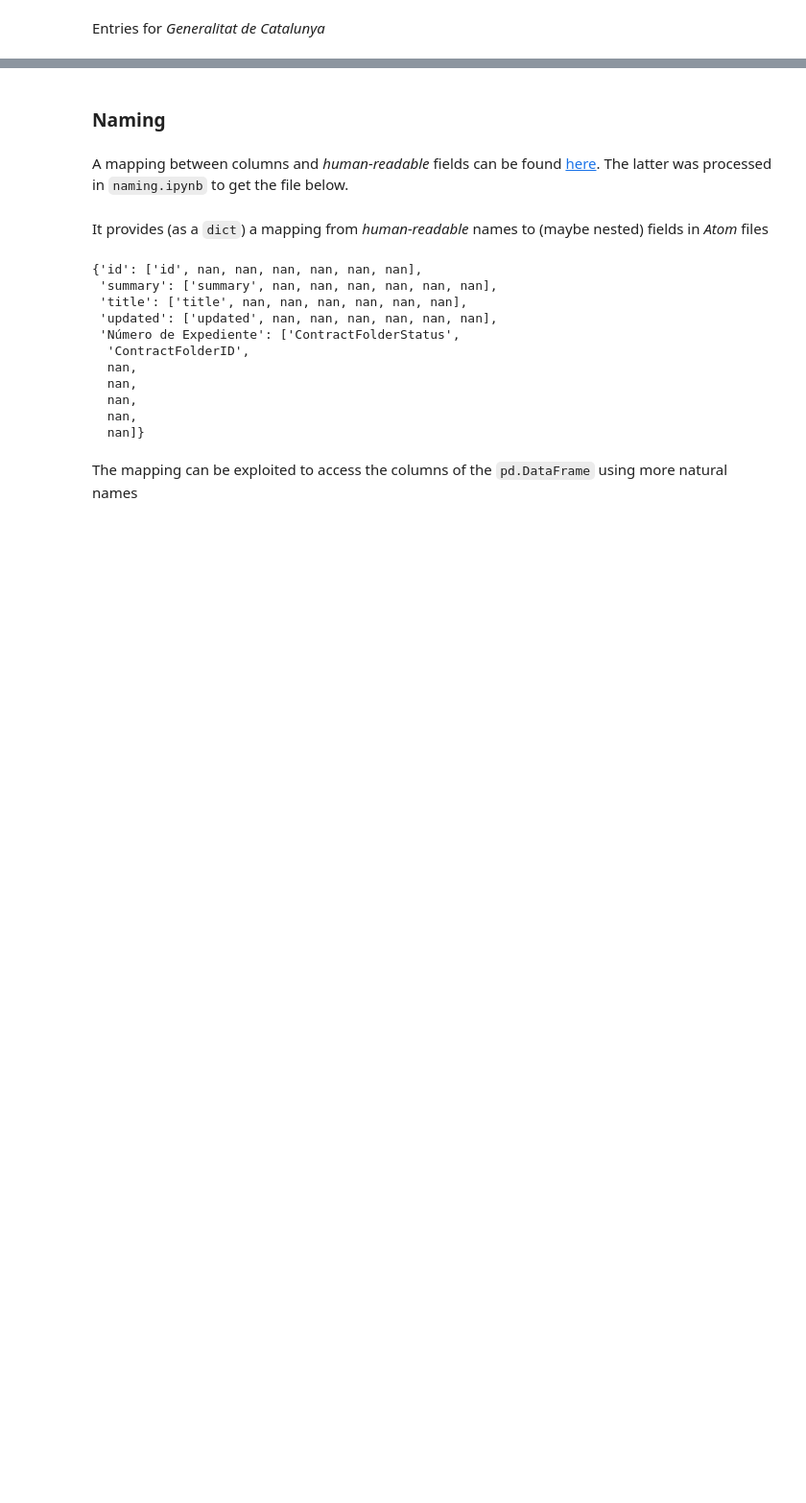
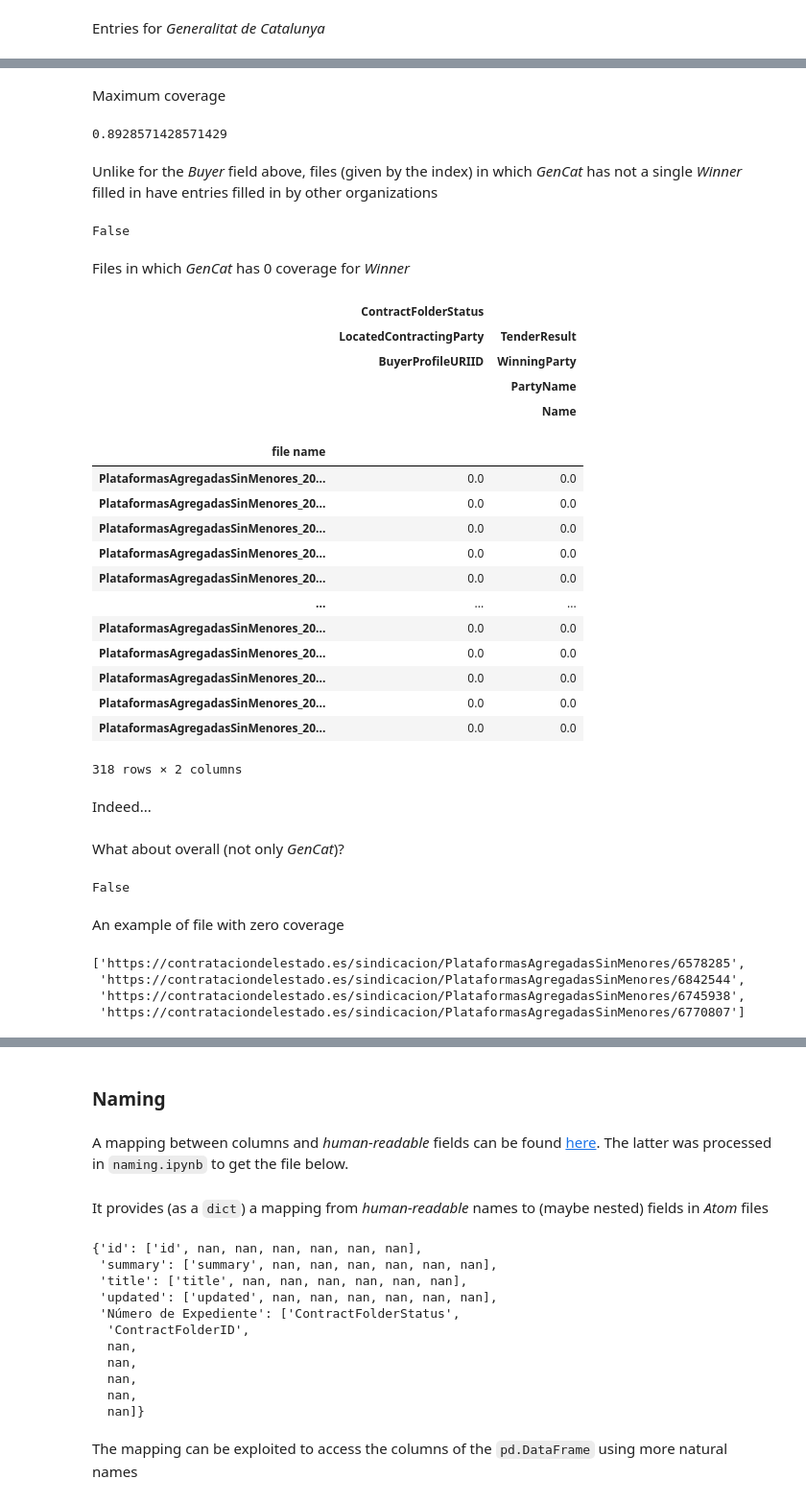
Before and after one commit to manuvazquez/dlsproc, a Jupyter notebook: reports/2021.ipynb, the cells around one changed output, grey strips where cells are left out. Shown at 96% size. Drawn from its saved outputs; the diff is of its cells as text; code cells hidden in the pictures; blank space fills up the shorter version.

```diff
--- a/reports/2021.ipynb
+++ b/reports/2021.ipynb
@@ -511,0 +596,40 @@ Name: id, Length: 1679, dtype: object
+# %% [markdown]
+Maximum coverage
+# %%
+filename_notna_ratio[winner_col].max()
+# %% [output]
+0.8928571428571429
+# %% [markdown]
+Unlike for the *Buyer* field above, files (given by the index) in which *GenCat* has not a single *Winner* filled in have entries filled in by other organizations
+# %%
+only_last_update_df.loc[filename_notna_ratio.index[filename_notna_ratio[winner_col] == 0]][winner_col].isna().all()
+# %% [output]
+False
+# %% [markdown]
+Files in which *GenCat* has 0 coverage for *Winner*
+# %%
+gencat_winner_zero_coverage = filename_notna_ratio[filename_notna_ratio[winner_col] == 0]
+gencat_winner_zero_coverage
+# %% [output]
+|  | ContractFolderStatus |  |
+|  | LocatedContractingParty | TenderResult |
+|  | BuyerProfileURIID | WinningParty |
+|  |  | PartyName |
+|  |  | Name |
+|  |  |  |
+|  |  |  |
+| file name |  |  |
+| PlataformasAgregadasSinMenores_20... | 0.0 | 0.0 |
+| PlataformasAgregadasSinMenores_20... | 0.0 | 0.0 |
+| PlataformasAgregadasSinMenores_20... | 0.0 | 0.0 |
+| PlataformasAgregadasSinMenores_20... | 0.0 | 0.0 |
+| PlataformasAgregadasSinMenores_20... | 0.0 | 0.0 |
+| ... | ... | ... |
+| PlataformasAgregadasSinMenores_20... | 0.0 | 0.0 |
+| PlataformasAgregadasSinMenores_20... | 0.0 | 0.0 |
+| PlataformasAgregadasSinMenores_20... | 0.0 | 0.0 |
+| PlataformasAgregadasSinMenores_20... | 0.0 | 0.0 |
+| PlataformasAgregadasSinMenores_20... | 0.0 | 0.0 |
+318 rows × 2 columns
+# %% [markdown]
+Indeed...
@@ -511,0 +638,15 @@ Name: id, Length: 1679, dtype: object
+# %% [markdown]
+What about overall (not only *GenCat*)?
+# %%
+only_last_update_df.loc[gencat_winner_zero_coverage.index, winner_col].isna().all()
+# %% [output]
+False
+# %% [markdown]
+An example of file with zero coverage
+# %%
+gencat_df.loc['PlataformasAgregadasSinMenores_20210105_030039.atom', id_col].tolist()
+# %% [output]
+['https://contrataciondelestado.es/sindicacion/PlataformasAgregadasSinMenores/6578285',
+ 'https://contrataciondelestado.es/sindicacion/PlataformasAgregadasSinMenores/6842544',
+ 'https://contrataciondelestado.es/sindicacion/PlataformasAgregadasSinMenores/6745938',
+ 'https://contrataciondelestado.es/sindicacion/PlataformasAgregadasSinMenores/6770807']
```
Also changed, not shown: parts of 45 cells of this notebook, 3 other files.
